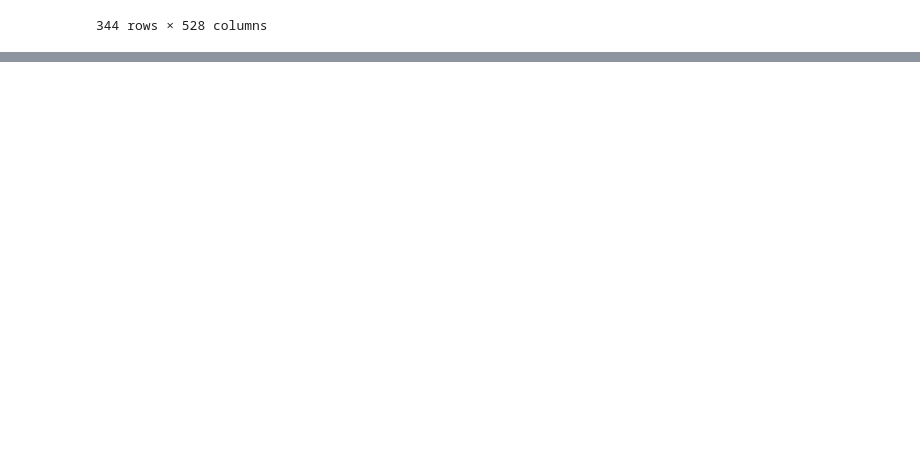
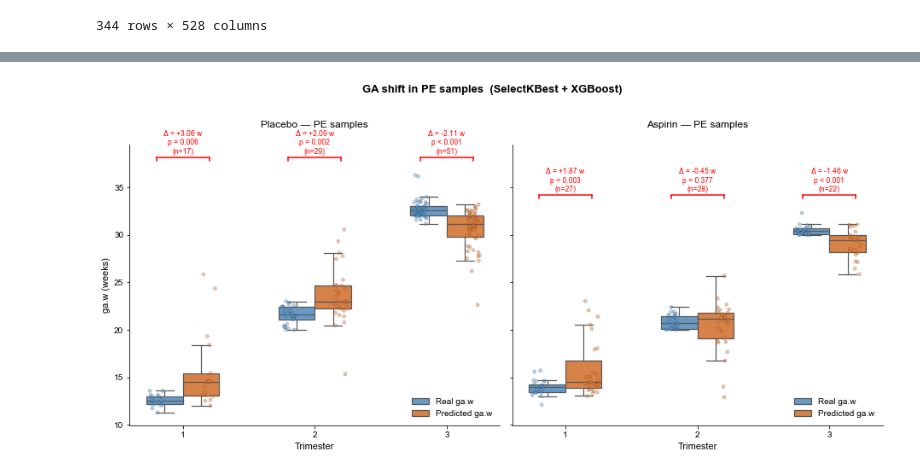
Before and after one commit to vladimirkovacevic/CUHK-Metabolomics-analysis, a Jupyter notebook: notebooks/PE_vs_noPE.ipynb, the cells around one changed output, grey strips where cells are left out. Cells and saved outputs as stored; diff of their text form; code cells hidden in the pictures; blank space fills up the shorter version.

```diff
--- a/notebooks/PE_vs_noPE.ipynb
+++ b/notebooks/PE_vs_noPE.ipynb
@@ -539,0 +349,75 @@ plt.show()
+# %%
+# ── Figure: Real vs Predicted ga.w for PE samples, per trimester ──────────────
+plt.rcParams['font.family'] = 'Arial'
+plt.rcParams['font.weight'] = 'normal'
+
+model_label = 'SelectKBest + XGBoost' if MODEL_TYPE == 'xgb' else 'PLS Regression'
+fig, axes = plt.subplots(1, 2, figsize=(13, 6), sharey=True)
+palette = {'Real ga.w': '#5A9BD5', 'Predicted ga.w': '#ED7D31'}
+
+def plot_panel(ax, PE_real, PE_pred, PE_tri, title):
+    """Plot real vs predicted ga.w for PE samples per trimester."""
+    rows = []
+    for real, pred, tri in zip(PE_real, PE_pred, PE_tri):
+        rows.append({'Trimester': int(tri), 'Type': 'Real ga.w', 'ga.w': real})
+        rows.append({'Trimester': int(tri), 'Type': 'Predicted ga.w', 'ga.w': pred})
+    df = pd.DataFrame(rows)
+
+    sns.boxplot(x='Trimester', y='ga.w', hue='Type', data=df,
+                palette=palette, width=0.55, hue_order=['Real ga.w', 'Predicted ga.w'],
+                order=[1, 2, 3], showfliers=False, ax=ax, linewidth=1.2)
+    sns.stripplot(x='Trimester', y='ga.w', hue='Type', data=df,
+                  palette=palette, hue_order=['Real ga.w', 'Predicted ga.w'],
+                  order=[1, 2, 3], dodge=True, alpha=0.45, size=4,
+                  edgecolor='k', linewidth=0.3, ax=ax)
+
+    # Compute and annotate GA shift per trimester
+    y_max = df['ga.w'].max()
+    bracket_y = y_max + 1.5
+    for idx, tri in enumerate([1, 2, 3]):
+        mask_tri = PE_tri == tri
+        if mask_tri.sum() < 2:
+            continue
+        real_vals = PE_real[mask_tri]
+        pred_vals = PE_pred[mask_tri]
+        shift = pred_vals.mean() - real_vals.mean()
+        # Paired t-test (same samples, real vs predicted)
+        _, p_val = ttest_rel(pred_vals, real_vals)
+
+        # Red bracket
+        tick_h = 0.4
+        bl, br = idx - 0.2, idx + 0.2
+        ax.plot([bl, bl], [bracket_y, bracket_y + tick_h], color='red', lw=1.5)
+        ax.plot([br, br], [bracket_y, bracket_y + tick_h], color='red', lw=1.5)
+        ax.plot([bl, br], [bracket_y + tick_h, bracket_y + tick_h], color='red', lw=1.5)
+
+        sig = 'p < 0.001' if p_val < 0.001 else f'p = {p_val:.3f}'
+        ax.text(idx, bracket_y + tick_h + 0.2,
+                f'$\\Delta$ = {shift:+.2f} w\n{sig}\n(n={mask_tri.sum()})',
+                ha='center', va='bottom', fontsize=8.5, color='red')
+
+    ax.set_title(title, fontsize=12, weight='normal', pad=20)
+    ax.set_ylabel('ga.w (weeks)', fontsize=11)
+    ax.set_xlabel('Trimester', fontsize=11)
+    ax.spines['top'].set_visible(False)
+    ax.spines['right'].set_visible(False)
+
+    # Deduplicate legend
+    h, l = ax.get_legend_handles_labels()
+    seen, uh, ul = set(), [], []
+    for handle, label in zip(h, l):
+        if label not in seen:
+            seen.add(label)
+            uh.append(handle)
+            ul.append(label)
+    ax.legend(uh, ul, fontsize=10, frameon=False)
+
+plot_panel(axes[0], pla_PE_real, pla_PE_pred, pla_PE_tri, f'Placebo — PE samples')
+plot_panel(axes[1], asa_PE_real, asa_PE_pred, asa_PE_tri, f'Aspirin — PE samples')
+
+fig.suptitle(f'GA shift in PE samples  ({model_label})', fontsize=13, weight='bold', y=1.02)
+plt.tight_layout()
+plt.savefig('opls_ga_shift_PE_vs_noPE.png', dpi=250, bbox_inches='tight')
+plt.show()
+# %% [output]
+[figure, added]
```
Also changed, not shown: parts of 5 cells of this notebook.
